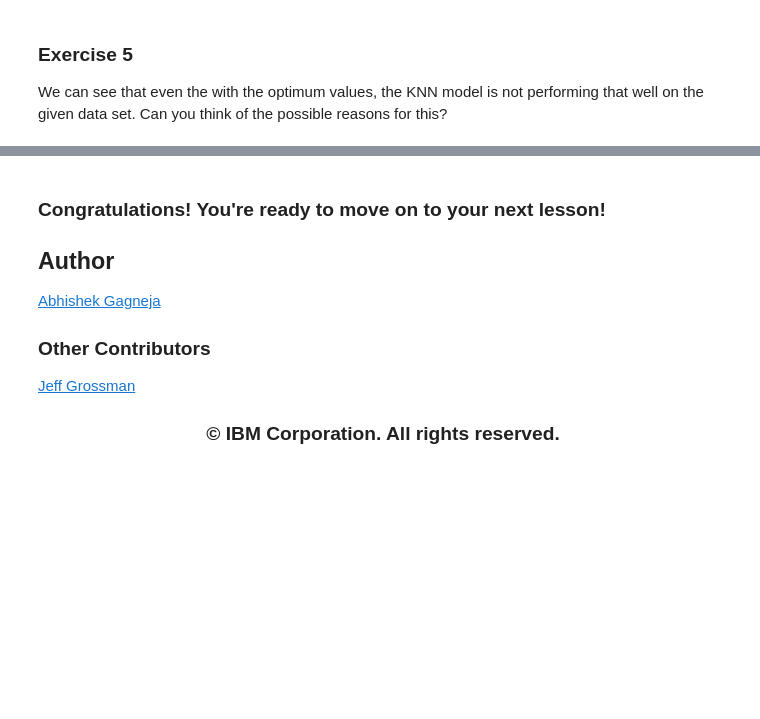
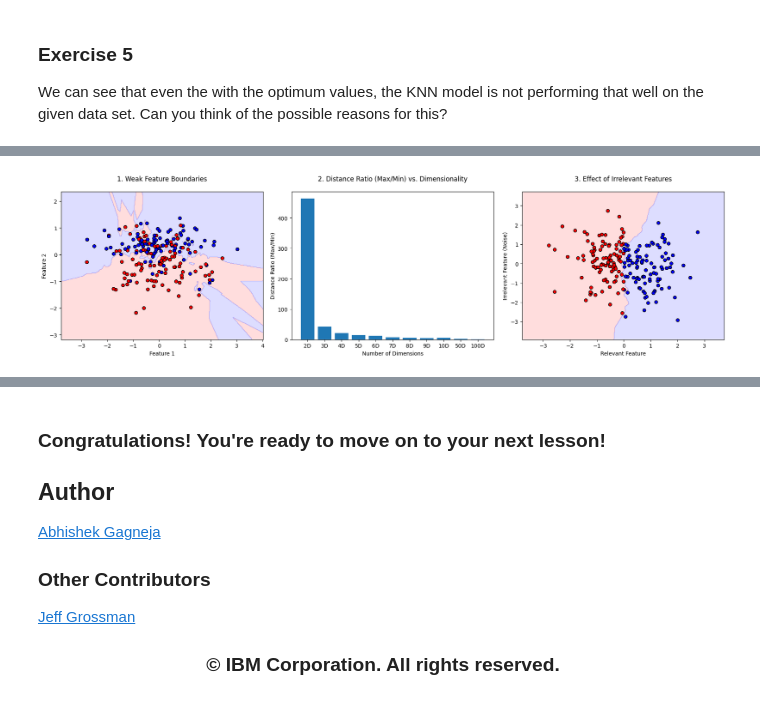
Before and after one commit to hugosouto/coursera-ibm-ai-engineering-specialization, a Jupyter notebook: course-1-machine-learning-with-python/8_KNN_Classification.ipynb, the cells around one changed output, grey strips where cells are left out. Saved outputs shown, nothing was run; the diff lists cells and outputs as text; code cells hidden in the pictures; blank space fills up the shorter version.

```diff
--- a/course-1-machine-learning-with-python/8_KNN_Classification.ipynb
+++ b/course-1-machine-learning-with-python/8_KNN_Classification.ipynb
@@ -310,0 +319,94 @@ Enter you answer here
+# %%
+import numpy as np
+import matplotlib.pyplot as plt
+from matplotlib.colors import ListedColormap
+from sklearn.datasets import make_classification, make_blobs, make_circles
+from sklearn.neighbors import KNeighborsClassifier
+from sklearn.preprocessing import StandardScaler
+from sklearn.pipeline import Pipeline
+from mpl_toolkits.mplot3d import Axes3D
+
+# Set random seed for reproducibility
+np.random.seed(42)
+
+# Create figure with 3 subplots
+plt.figure(figsize=(18, 5))
+
+# 1. Weak Feature Boundaries
+plt.subplot(1, 3, 1)
+X1, y1 = make_classification(n_samples=200, n_features=2, n_redundant=0, n_informative=1,
+                           n_clusters_per_class=1, class_sep=0.5, flip_y=0.3, random_state=1)
+knn1 = KNeighborsClassifier(n_neighbors=5)
+knn1.fit(X1, y1)
+
+# Create mesh to plot decision boundaries
+h = .02  # step size in the mesh
+x_min, x_max = X1[:, 0].min() - 1, X1[:, 0].max() + 1
+y_min, y_max = X1[:, 1].min() - 1, X1[:, 1].max() + 1
+xx, yy = np.meshgrid(np.arange(x_min, x_max, h),
+                     np.arange(y_min, y_max, h))
+
+# Plot decision boundary
+Z = knn1.predict(np.c_[xx.ravel(), yy.ravel()])
+Z = Z.reshape(xx.shape)
+plt.contourf(xx, yy, Z, alpha=0.4, cmap=ListedColormap(['#FFAAAA', '#AAAAFF']))
+plt.scatter(X1[:, 0], X1[:, 1], c=y1, cmap=ListedColormap(['red', 'blue']), edgecolor='k')
+plt.title('1. Weak Feature Boundaries', pad=20)
+plt.xlabel('Feature 1')
+plt.ylabel('Feature 2')
+
+# 2. Curse of Dimensionality
+plt.subplot(1, 3, 2)
+# Create a 3D plot to show distance concentration
+np.random.seed(42)
+n_samples = 100
+dims = [2, 3, 4, 5, 6, 7, 8, 9, 10, 50, 100]  # Different dimensions
+ratios = []
+
+for d in dims:
+    # Generate random points in d-dimensional space
+    X = np.random.uniform(0, 1, (n_samples, d))
+    # Compute all pairwise distances
+    dists = np.array([np.linalg.norm(x - y) for x in X for y in X])
+    # Compute ratio of max to min distance
+    ratio = np.max(dists) / np.min(dists[dists > 0])
+    ratios.append(ratio)
+
+plt.bar(range(len(dims)), ratios, tick_label=[f'{d}D' for d in dims])
+plt.title('2. Distance Ratio (Max/Min) vs. Dimensionality', pad=20)
+plt.xlabel('Number of Dimensions')
+plt.ylabel('Distance Ratio (Max/Min)')
+
+# 3. Irrelevant Features - Improved Version
+plt.subplot(1, 3, 3)
+# Generate completely random data for the relevant feature
+X_irrel = np.zeros((200, 2))
+X_irrel[:, 0] = np.random.normal(0, 1, 200)  # Relevant feature
+X_irrel[:, 1] = np.random.normal(0, 1, 200)  # Irrelevant feature (pure noise)
+
+# Create labels based only on the first feature
+y_irrel = (X_irrel[:, 0] > 0).astype(int)
+
+knn3 = KNeighborsClassifier(n_neighbors=5)
+knn3.fit(X_irrel, y_irrel)
+
+# Create mesh to plot decision boundaries
+x_min, x_max = X_irrel[:, 0].min() - 1, X_irrel[:, 0].max() + 1
+y_min, y_max = X_irrel[:, 1].min() - 1, X_irrel[:, 1].max() + 1
+xx, yy = np.meshgrid(np.arange(x_min, x_max, h),
+                     np.arange(y_min, y_max, h))
+
+# Plot decision boundary
+Z = knn3.predict(np.c_[xx.ravel(), yy.ravel()])
+Z = Z.reshape(xx.shape)
+plt.contourf(xx, yy, Z, alpha=0.4, cmap=ListedColormap(['#FFAAAA', '#AAAAFF']))
+plt.scatter(X_irrel[:, 0], X_irrel[:, 1], c=y_irrel,
+            cmap=ListedColormap(['red', 'blue']), edgecolor='k')
+plt.title('3. Effect of Irrelevant Features', pad=20)
+plt.xlabel('Relevant Feature')
+plt.ylabel('Irrelevant Feature (Noise)')
+
+plt.tight_layout()
+plt.show()
+# %% [output]
+[figure, added]
```
Also changed, not shown: parts of 4 cells of this notebook.
